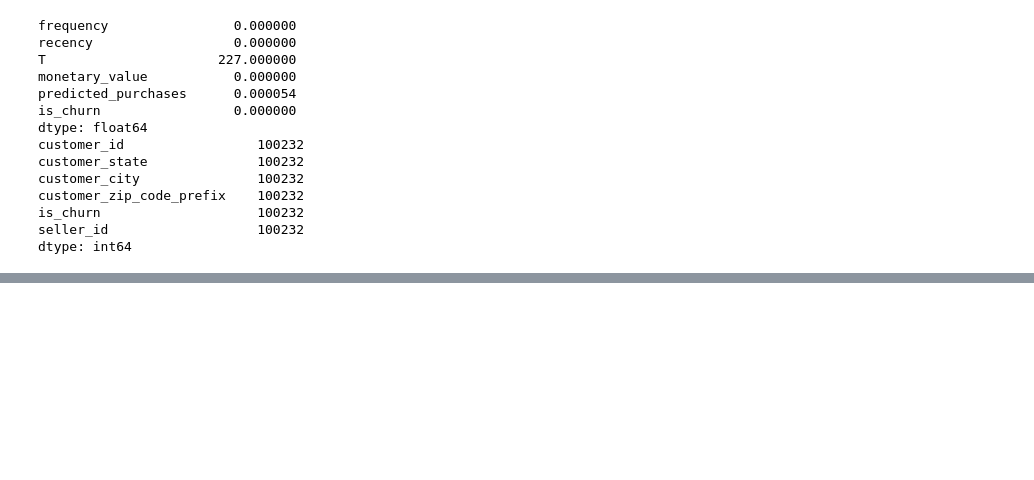
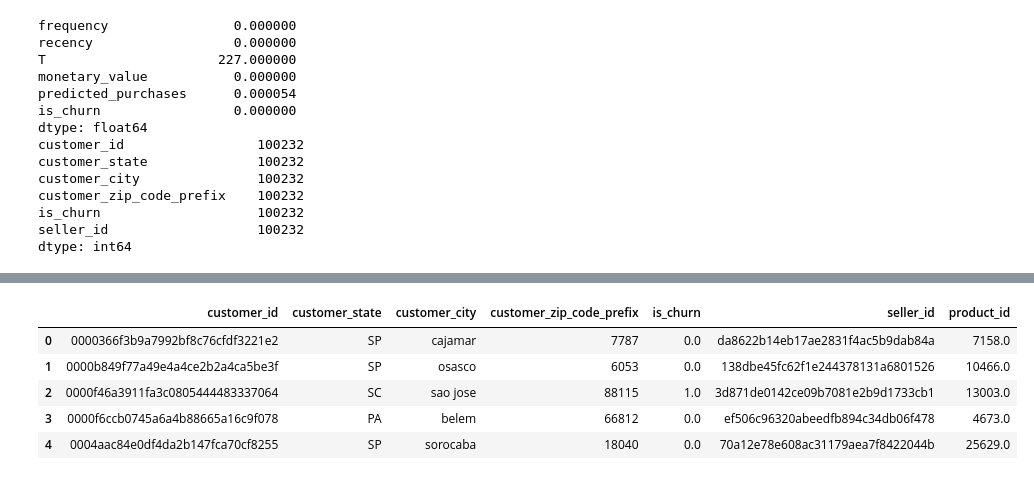
Before and after one commit to masdatascience/AI, a Jupyter notebook: AI_TFM_04.ipynb, the cells around one changed output, grey strips where cells are left out. Drawn from its saved outputs; the diff is of its cells as text; code cells hidden in the pictures; blank space fills up the shorter version.

```diff
--- a/AI_TFM_04.ipynb
+++ b/AI_TFM_04.ipynb
@@ -427,0 +444,30 @@ customer.head()
+# %%
+# Prueba 2 -  (City - Seller - Producto)
+
+
+print(summary.median())
+
+## Marco los churn
+summary['is_churn'] = np.where( (summary['frequency']<1) & (summary['T']>400) & (summary['recency']<1) & (summary['recency']<0.000044), 1, 0)
+prueba_clientes = pd.merge(datos_clientes,summary[['is_churn']],on='customer_id', how='left')
+## traigo los vendedores
+prueba_clientes = pd.merge(prueba_clientes,datos_facturacion[['customer_id','seller_id']].drop_duplicates(),on='customer_id', how='left')
+## Traigo los productos
+
+# Completo la información de los churn con 0
+prueba_clientes['is_churn'].fillna(0, inplace=True)
+
+# Completo la información de los vendedores con un vendedor default
+prueba_clientes['seller_id'].fillna(0, inplace=True)
+#prueba_clientes['product_id'].fillna(0, inplace=True)
+
+# imprimio numero de clientes, cuantos son churn y que % es del total
+print(prueba_clientes.count())
+prueba_clientes.groupby('is_churn').count()
+prueba_clientes['is_churn'].mean()
+
+
+
+# codificacione de las variables
+enconder = LabelEncoder()
+# obtengo un dataset sin la información las columnas a transformar
@@ -427,0 +489,17 @@ customer.head()
+# %%
+url2 = 'https://github.com/masdatascience/TFM-AI/blob/master/data_model_completo.xlsx?raw=true'
+datos_fac = pd.ExcelFile(url2)
+datos_fac_prod = pd.read_excel(datos_fac, sheet_name='fac_txn')
+datos_fac_prod= datos_fac_prod[['customer_id','product_id']]
+datos_fac_prod['product_id']= enconder.fit_transform( datos_fac_prod['product_id'])
+prueba_clientes = pd.merge(prueba_clientes,datos_fac_prod.drop_duplicates(),on='customer_id', how='left')
+#Obtengo el dataset de trabajo
+customer = prueba_clientes.copy()
+customer.head()
+# %% [output]
+|  | customer_id | customer_state | customer_city | customer_zip_code_prefix | is_churn | seller_id | product_id |
+| 0 | 0000366f3b9a7992bf8c76cfdf3221e2 | SP | cajamar | 7787 | 0.0 | da8622b14eb17ae2831f4ac5b9dab84a | 7158.0 |
+| 1 | 0000b849f77a49e4a4ce2b2a4ca5be3f | SP | osasco | 6053 | 0.0 | 138dbe45fc62f1e244378131a6801526 | 10466.0 |
+| 2 | 0000f46a3911fa3c0805444483337064 | SC | sao jose | 88115 | 1.0 | 3d871de0142ce09b7081e2b9d1733cb1 | 13003.0 |
+| 3 | 0000f6ccb0745a6a4b88665a16c9f078 | PA | belem | 66812 | 0.0 | ef506c96320abeedfb894c34db06f478 | 4673.0 |
+| 4 | 0004aac84e0df4da2b147fca70cf8255 | SP | sorocaba | 18040 | 0.0 | 70a12e78e608ac31179aea7f8422044b | 25629.0 |
```
Also changed, not shown: parts of 22 cells of this notebook.
